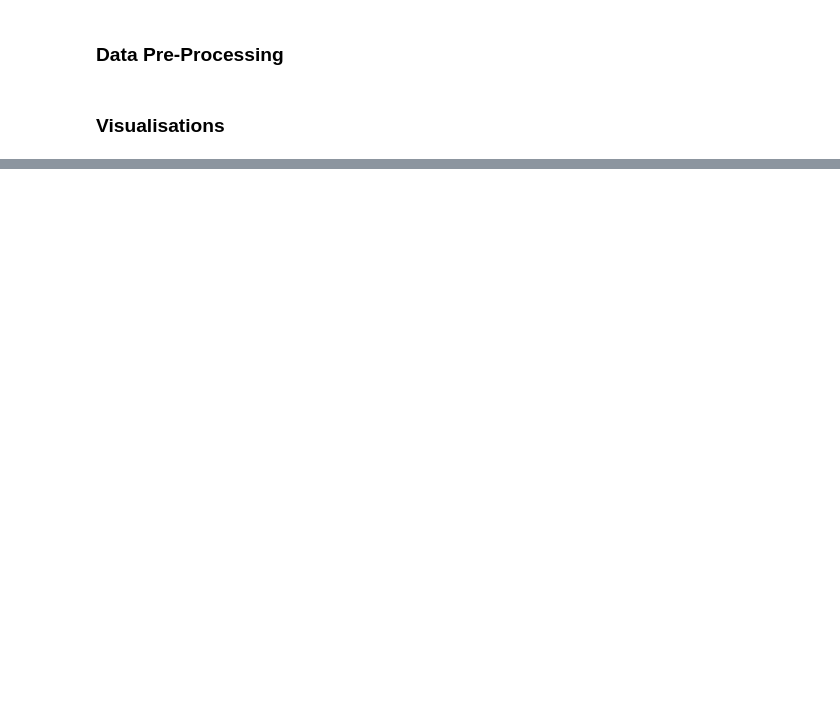
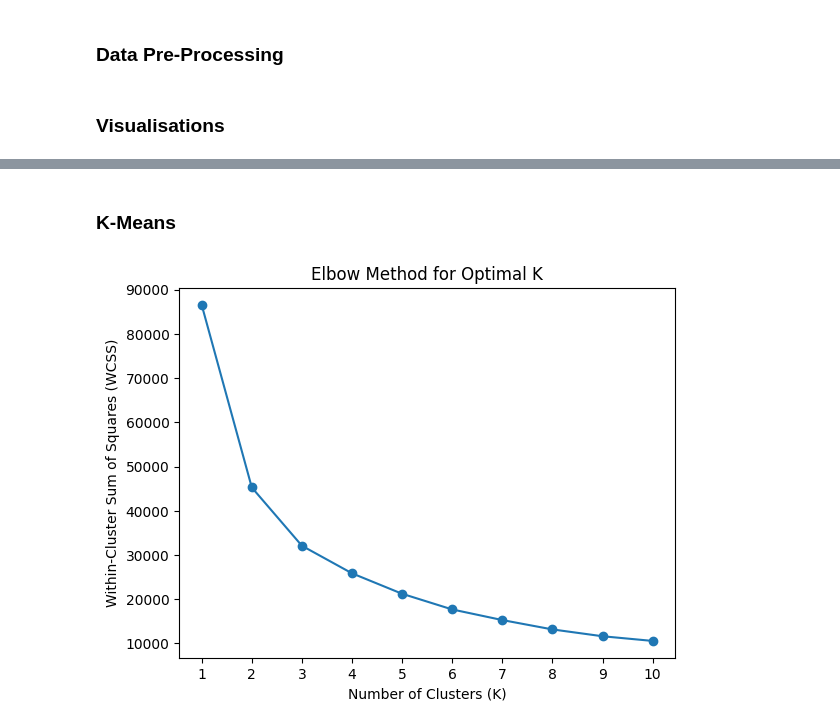
Before and after one commit to ramya1907/climate-change-tweets-analysis, a Jupyter notebook: climate_change_stance_analysis.ipynb, the cells around one changed output, grey strips where cells are left out. Drawn from its saved outputs; the diff is of its cells as text; code cells hidden in the pictures; blank space fills up the shorter version.

Commit message:
Fixed preprocessing error in test_df; Started implementation of k-means clustering

```diff
--- a/climate_change_stance_analysis.ipynb
+++ b/climate_change_stance_analysis.ipynb
@@ -175,9 +213,18 @@ def clean_tweet(tweet):
   # Remove leading spaces
   tweet = tweet.lstrip(' ')
 
+  tweet = unicodedata.normalize('NFKD', tweet).encode('ascii','ignore').decode('utf-8', 'ignore')
+
+  # Fix encoding issues
+  tweet = fix_encoding(tweet)
+
+  # Correct spelling
+  # tweet = correct_spelling(tweet)
+
   return tweet
 
 df['cleaned_tweet'] = df['og_tweet'].apply(clean_tweet)
+test_df['processed_tweet'] = test_df['og_tweet'].apply(clean_tweet)
 # %%
 # Tokenizing
 nlp = spacy.load('en_core_web_sm')
@@ -368,0 +433,2 @@ Already up to date.
+# %% [markdown]
+### K-Means
@@ -368,0 +461,22 @@ Already up to date.
+# %%
+# Initialize a list to store the within-cluster sum of squares (WCSS) values
+wcss = []
+
+# Define the range of clusters to try
+k_range = range(1, 11)
+
+# Fit K-means clustering for each value of k and calculate WCSS
+for k in k_range:
+    kmeans = KMeans(n_clusters=k, random_state=42)
+    kmeans.fit(X)
+    wcss.append(kmeans.inertia_)
+
+# Plot the elbow curve
+plt.plot(k_range, wcss, marker='o')
+plt.title('Elbow Method for Optimal K')
+plt.xlabel('Number of Clusters (K)')
+plt.ylabel('Within-Cluster Sum of Squares (WCSS)')
+plt.xticks(k_range)
+plt.show()
+# %% [output]
+[figure, added]
```
Also changed, not shown: parts of 28 cells of this notebook.
